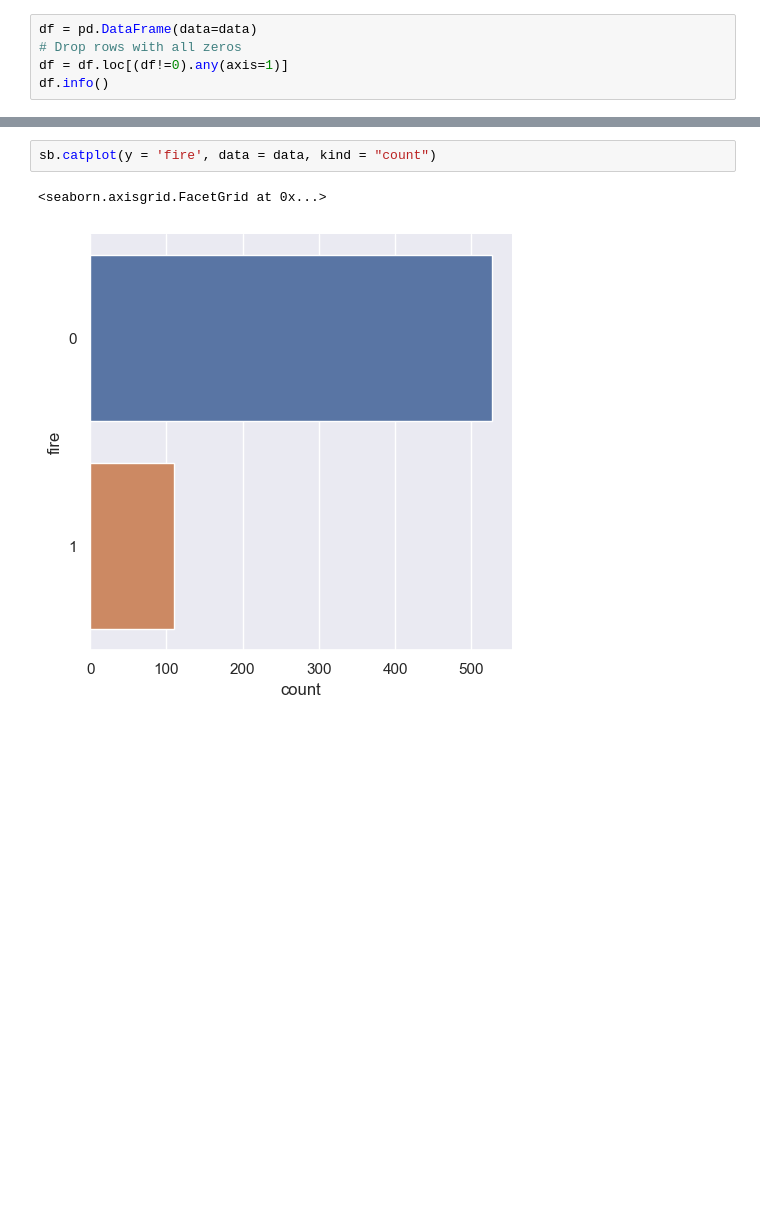
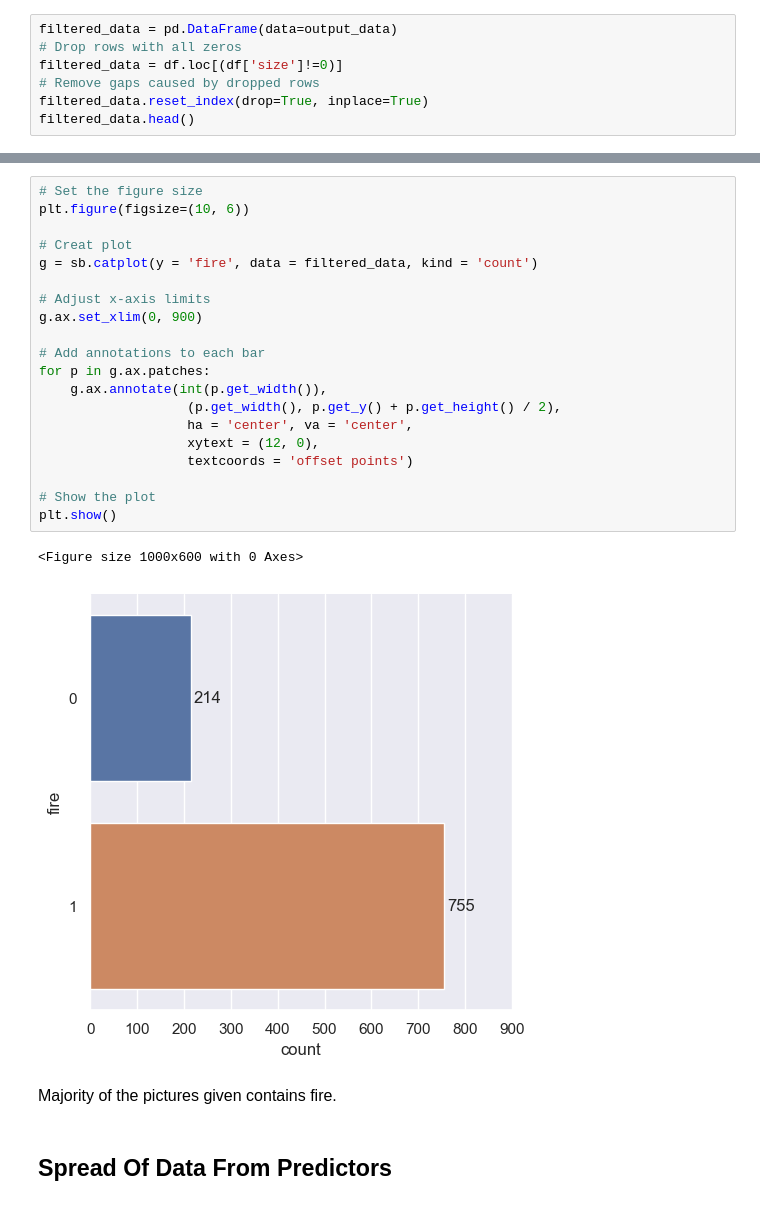
Before and after one commit to TayYuanGeng/SC1015-Mini-Project, a Jupyter notebook: Data Preparation & Cleaning.ipynb, the cells around one changed output, grey strips where cells are left out. Drawn from its saved outputs; the diff is of its cells as text; blank space fills up the shorter version.

```diff
--- a/Data Preparation & Cleaning.ipynb
+++ b/Data Preparation & Cleaning.ipynb
@@ -40,6 +69,8 @@ We noticed that the output produced from blobbing contains rows with all zeros.
 # %%
-df = pd.DataFrame(data=data)
+filtered_data = pd.DataFrame(data=output_data)
 # Drop rows with all zeros
-df = df.loc[(df!=0).any(axis=1)]
-df.info()
+filtered_data = df.loc[(df['size']!=0)]
+# Remove gaps caused by dropped rows
+filtered_data.reset_index(drop=True, inplace=True)
+filtered_data.head()
 # %% [output]
@@ -68,8 +110,30 @@ Lets start by exploring the response variable `fire`, we will be using this vari
 # %%
-sb.catplot(y = 'fire', data = data, kind = "count")
+# Set the figure size
+plt.figure(figsize=(10, 6))
+
+# Creat plot
+g = sb.catplot(y = 'fire', data = filtered_data, kind = 'count')
+
+# Adjust x-axis limits
+g.ax.set_xlim(0, 900)
+
+# Add annotations to each bar
+for p in g.ax.patches:
+    g.ax.annotate(int(p.get_width()),
+                   (p.get_width(), p.get_y() + p.get_height() / 2),
+                   ha = 'center', va = 'center',
+                   xytext = (12, 0),
+                   textcoords = 'offset points')
+
+# Show the plot
+plt.show()
 # %% [output]
-<seaborn.axisgrid.FacetGrid at 0x...>
+<Figure size 1000x600 with 0 Axes>
-[figure, old version]
+[figure, new version]
+# %% [markdown]
+<font size="3">Majority of the pictures given contains fire.</font>
+# %% [markdown]
+## Spread Of Data From Predictors
 # %%
 df[['avg_r','avg_g','avg_b', 'avg_h', 'avg_s', 'avg_v']].describe()
 # %% [output]
```
Also changed, not shown: parts of 34 cells of this notebook.
